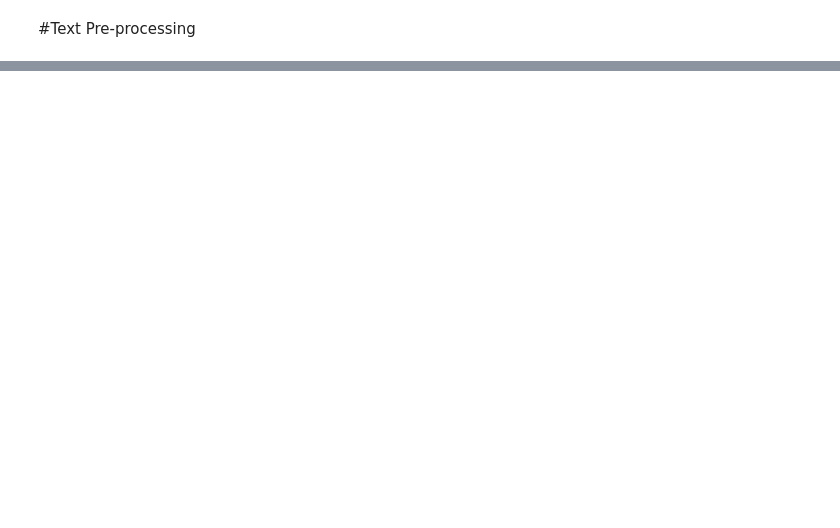
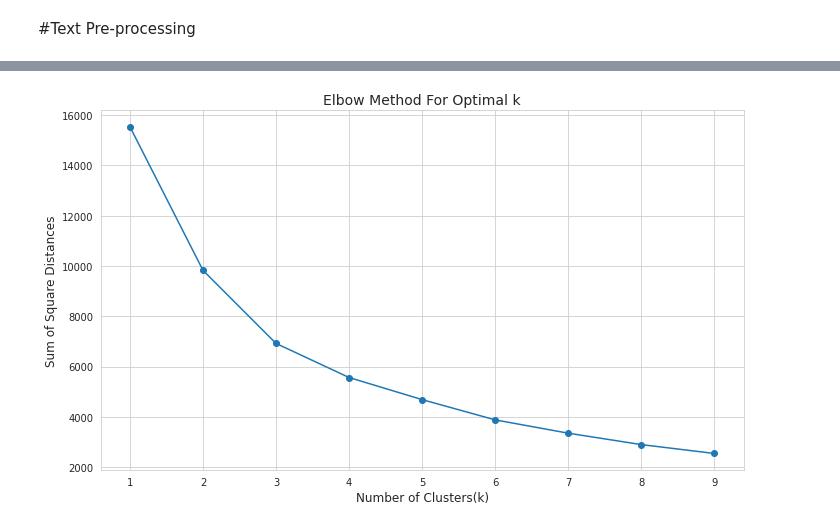
Before and after one commit to sneraikar/Netflix-Movies-and-TV-shows-clustering, a Jupyter notebook: NETFLIX_MOVIES_AND_TV_SHOWS_CLUSTERING.ipynb, the cells around one changed output, grey strips where cells are left out. Saved outputs shown, nothing was run; the diff lists cells and outputs as text; code cells hidden in the pictures; blank space fills up the shorter version.

```diff
--- a/NETFLIX_MOVIES_AND_TV_SHOWS_CLUSTERING.ipynb
+++ b/NETFLIX_MOVIES_AND_TV_SHOWS_CLUSTERING.ipynb
@@ -566,0 +641,3 @@ Next step after EDA is to make an unsupervised model to perform clustering of co
+# %%
+#stemming for description
+df['description'] = df['description'].apply(stemming)
@@ -566,0 +650,9 @@ Next step after EDA is to make an unsupervised model to perform clustering of co
+# %%
+# Create a function to display text length
+def length(text):
+    '''a function which returns the length of text'''
+    return len(text)
+# %%
+# Create two variables for description and listed-in texts length respectively
+df['desc_length'] = df['description'].apply(length)
+df['listed_length'] = df['listed_in'].apply(length)
@@ -566,0 +671,6 @@ Next step after EDA is to make an unsupervised model to perform clustering of co
+# %%
+# Standardizing value to generalise
+X_features_rec_mon=df[['desc_length','listed_length']]
+scaler_rec_mon=preprocessing.StandardScaler()
+X_rec_mon=scaler_rec_mon.fit_transform(X_features_rec_mon)
+X=X_rec_mon
@@ -566,0 +701,22 @@ Next step after EDA is to make an unsupervised model to perform clustering of co
+# %%
+# Create a list
+list_1 = []
+
+# for loop to append kmeans inertia values
+for k in range(1,10):
+    kmeans = KMeans(n_clusters=k)
+    kmeans.fit(X)
+    list_1.append(kmeans.inertia_)
+
+#Plot linegraph
+plt.figure(figsize=(10,6))
+
+plt.plot(range(1,10),list_1,"-o")
+plt.grid(True)
+plt.xlabel("Number of Clusters(k)",fontsize=12)
+plt.ylabel("Sum of Square Distances",fontsize=12)
+plt.title("Elbow Method For Optimal k",fontsize=14)
+plt.xticks(range(1,10))
+plt.tight_layout()
+# %% [output]
+[figure, added]
```
Also changed, not shown: parts of 30 cells of this notebook.
